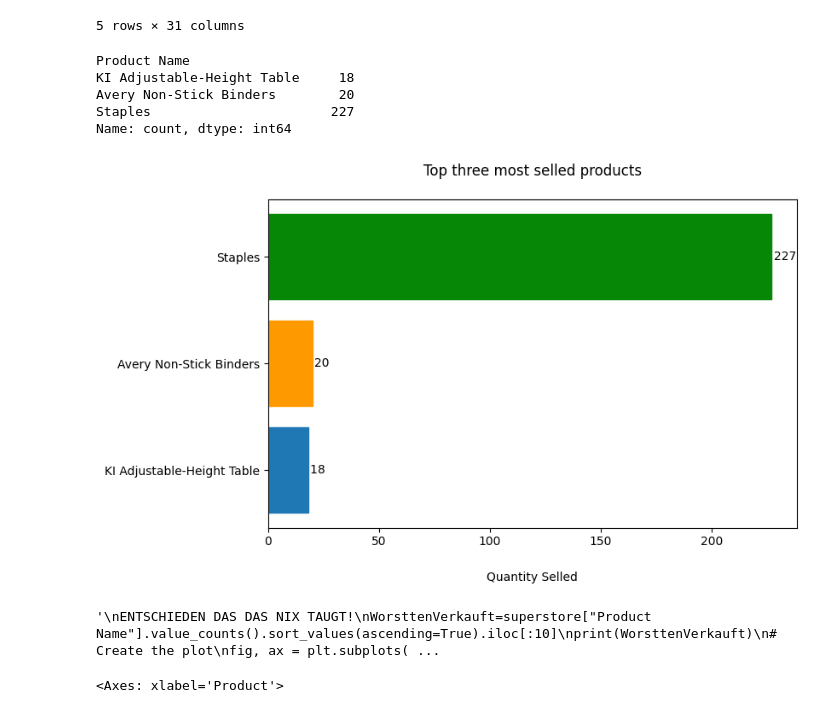
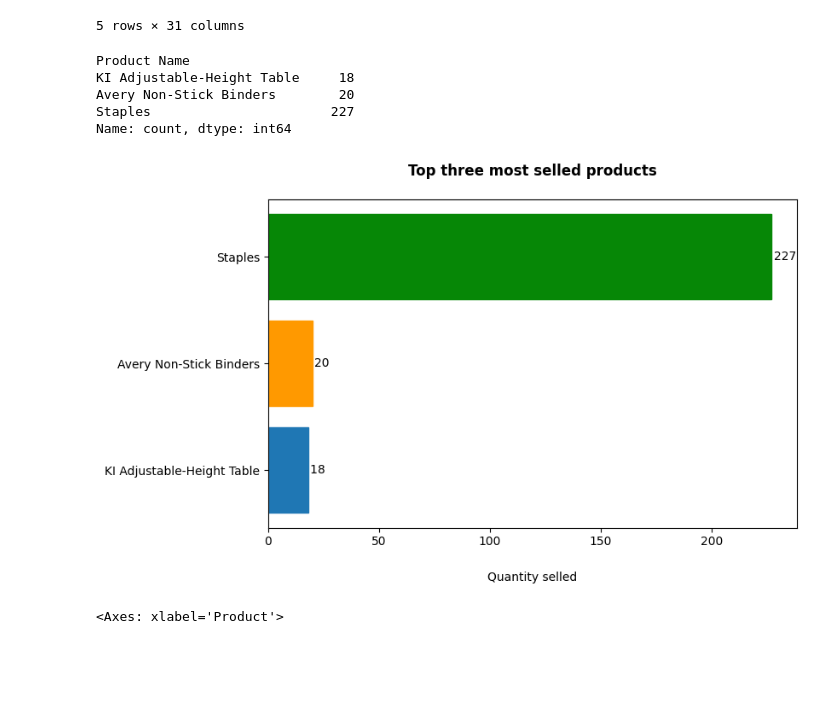
Before and after one commit to manipuppeteer/Data-Analysis-Project-DataCraft, a Jupyter notebook: JansFork.ipynb, the cells around one changed output. Saved outputs shown, nothing was run; the diff lists cells and outputs as text; code cells hidden in the pictures; blank space fills up the shorter version.

```diff
--- a/JansFork.ipynb
+++ b/JansFork.ipynb
@@ -82,35 +82,37 @@ superstore.head()
 # %%
 superstore["Product Name"].value_counts() #am meisten werden "Staples" gekauft
 TopdreiVerkauft=superstore["Product Name"].value_counts().iloc[:3].sort_values(ascending=True)
 print(TopdreiVerkauft)
 
 # Create the plot
 fig, ax = plt.subplots(figsize=(8, 5))
 bars = ax.barh(TopdreiVerkauft.index,TopdreiVerkauft)#width=0.6)
 
 # Set individual colors for each bar
 colors = ['#1f77b4', "#ff9900", "#068706"]  # Dark blue, Orange, Green
 for bar, color in zip(bars, colors):
     bar.set_color(color)
 
 # Customize the plot
-ax.set_title('Top three most selled products', pad=20)
-ax.set_xlabel('Quantity Selled', labelpad=20)
+ax.set_title('Top three most selled products', pad=20,fontweight="bold")
+ax.set_xlabel('Quantity selled', labelpad=20)
 ax.set_ylabel("", labelpad=20)
 
 #wert an den jeweiligen balken schreiben:
 for i, x in enumerate(TopdreiVerkauft):
     ax.text(x+1, i+0, f'{x:,.0f} ', va='center', fontsize=10)
 #TopdreiVerkauft.plot(kind="bar",title=f"Top ten most selled products",rot=90,ylabel="Quantity Selled")
 # %% [output]
 Product Name
 KI Adjustable-Height Table     18
 Avery Non-Stick Binders        20
 Staples                       227
 Name: count, dtype: int64
-[figure, old version]
+[figure, new version]
 # %%
 """
+"plotly" mal angucken: plotly express
+
 ENTSCHIEDEN DAS DAS NIX TAUGT!
 superstore["Product Name"].value_counts()
 WorsttenVerkauft=superstore["Product Name"].value_counts().sort_values(ascending=True).iloc[:10]
@@ -129,9 +131,7 @@ ax.set_xlabel("", labelpad=20)
 #wert an den jeweiligen balken schreiben:
 for i, x in enumerate(WorsttenVerkauft):
     ax.text(i-0.1, x+0.02, f'{x:,.0f} ', va='center', fontsize=10)
-"""
+""";
-# %% [output]
-'\nENTSCHIEDEN DAS DAS NIX TAUGT!\nWorsttenVerkauft=superstore["Product Name"].value_counts().sort_values(ascending=True).iloc[:10]\nprint(WorsttenVerkauft)\n# Create the plot\nfig, ax = plt.subplots( ...
 # %%
 superstore["Product Name"].value_counts()
 Verkauft=superstore["Product Name"].value_counts().sort_values(ascending=True)
```
Also changed, not shown: parts of 10 cells of this notebook.
